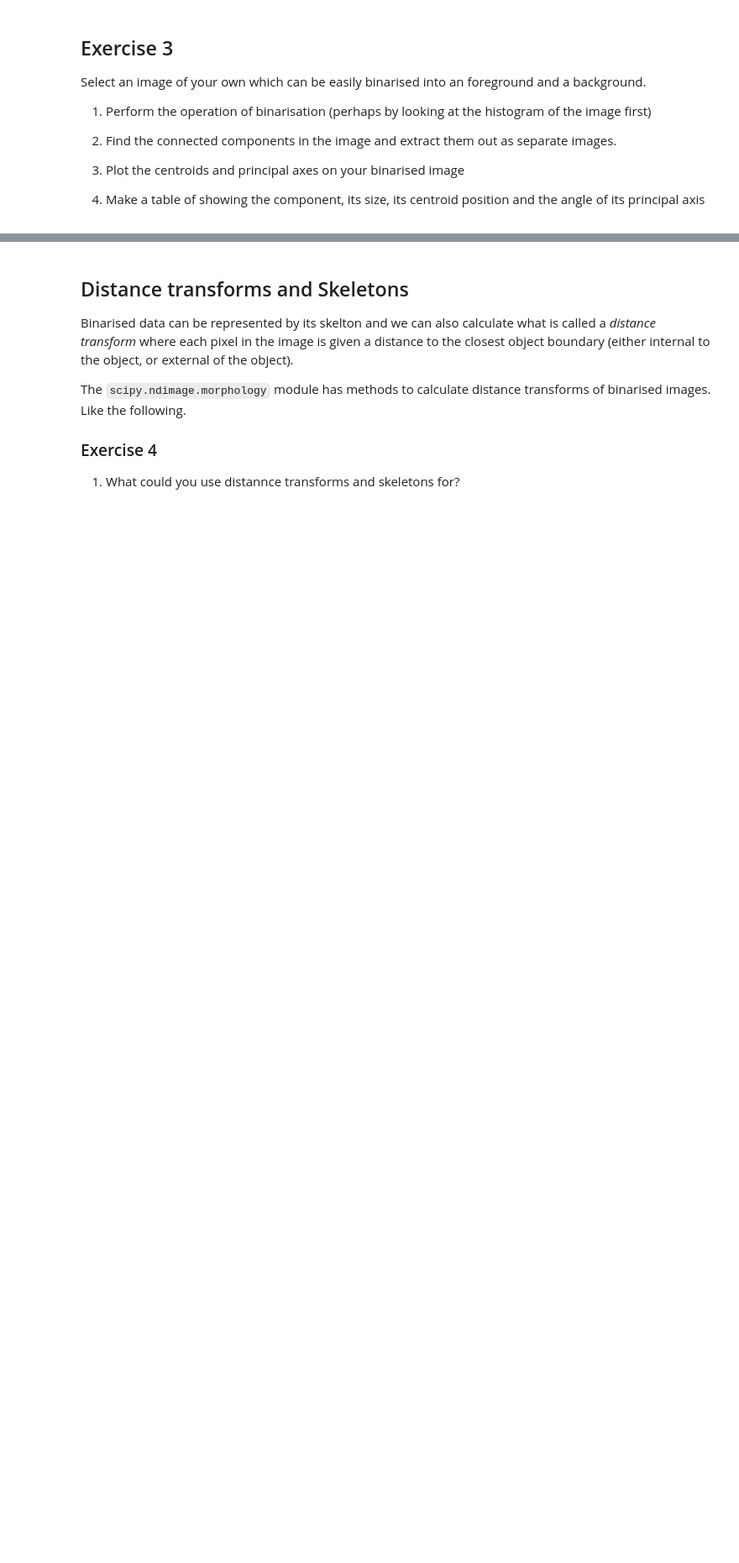
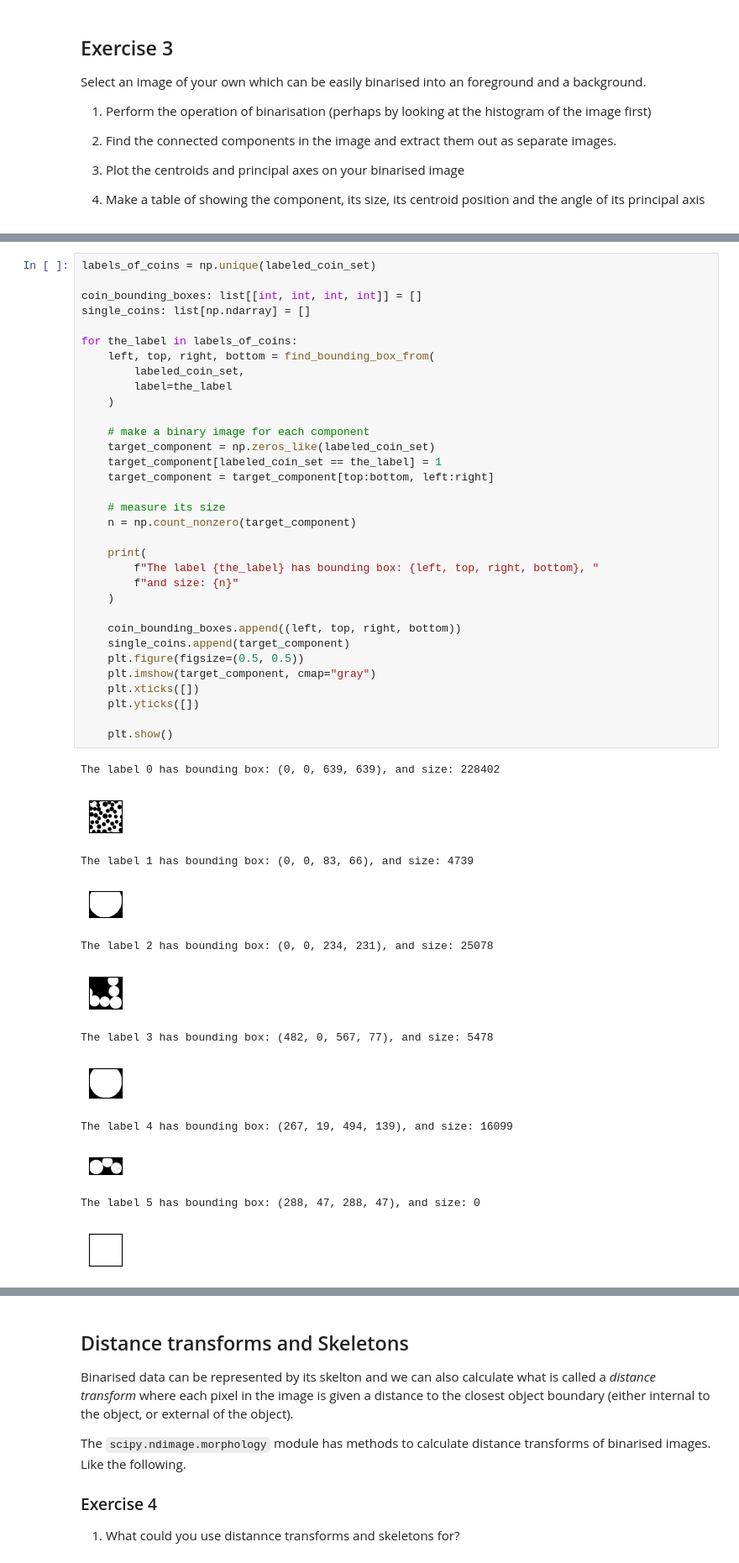
Before and after one commit to Xanonymous-GitHub/cs933-lab, a Jupyter notebook: lab2/lab-2.ipynb, the cells around one changed output, grey strips where cells are left out. Shown at 84% size. Drawn from its saved outputs; the diff is of its cells as text; blank space fills up the shorter version.

```diff
--- a/lab2/lab-2.ipynb
+++ b/lab2/lab-2.ipynb
@@ -640,0 +739,46 @@ Select an image of your own which can be easily binarised into an foreground and
+# %%
+labels_of_coins = np.unique(labeled_coin_set)
+
+coin_bounding_boxes: list[[int, int, int, int]] = []
+single_coins: list[np.ndarray] = []
+
+for the_label in labels_of_coins:
+    left, top, right, bottom = find_bounding_box_from(
+        labeled_coin_set,
+        label=the_label
+    )
+
+    # make a binary image for each component
+    target_component = np.zeros_like(labeled_coin_set)
+    target_component[labeled_coin_set == the_label] = 1
+    target_component = target_component[top:bottom, left:right]
+
+    # measure its size
+    n = np.count_nonzero(target_component)
+
+    print(
+        f"The label {the_label} has bounding box: {left, top, right, bottom}, "
+        f"and size: {n}"
+    )
+
+    coin_bounding_boxes.append((left, top, right, bottom))
+    single_coins.append(target_component)
+    plt.figure(figsize=(0.5, 0.5))
+    plt.imshow(target_component, cmap="gray")
+    plt.xticks([])
+    plt.yticks([])
+
+    plt.show()
+# %% [output]
+The label 0 has bounding box: (0, 0, 639, 639), and size: 228402
+[figure, added]
+The label 1 has bounding box: (0, 0, 83, 66), and size: 4739
+[figure, added]
+The label 2 has bounding box: (0, 0, 234, 231), and size: 25078
+[figure, added]
+The label 3 has bounding box: (482, 0, 567, 77), and size: 5478
+[figure, added]
+The label 4 has bounding box: (267, 19, 494, 139), and size: 16099
+[figure, added]
+The label 5 has bounding box: (288, 47, 288, 47), and size: 0
+[figure, added]
```
Also changed, not shown: parts of 16 cells of this notebook.
